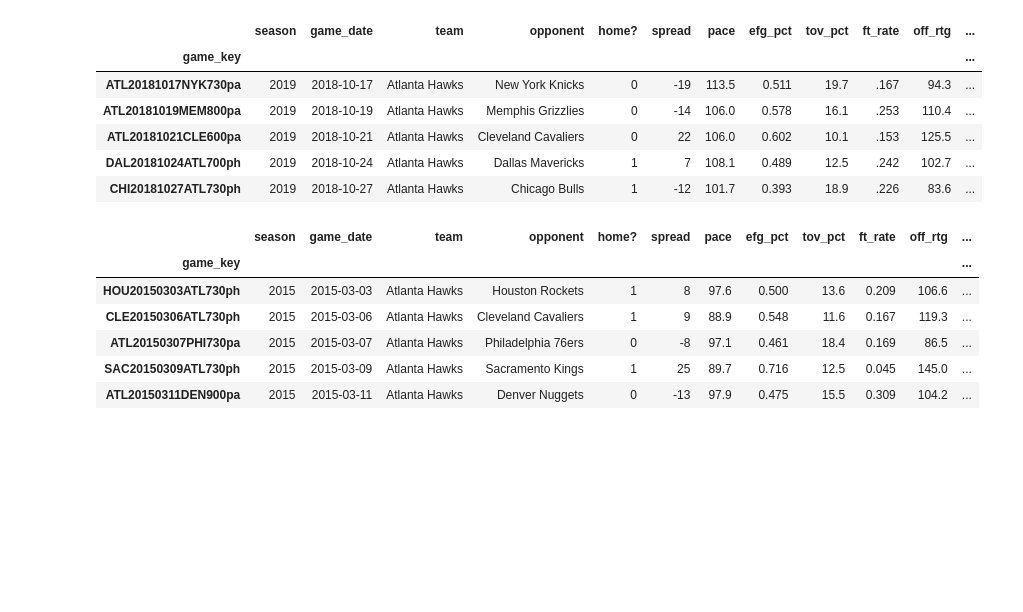
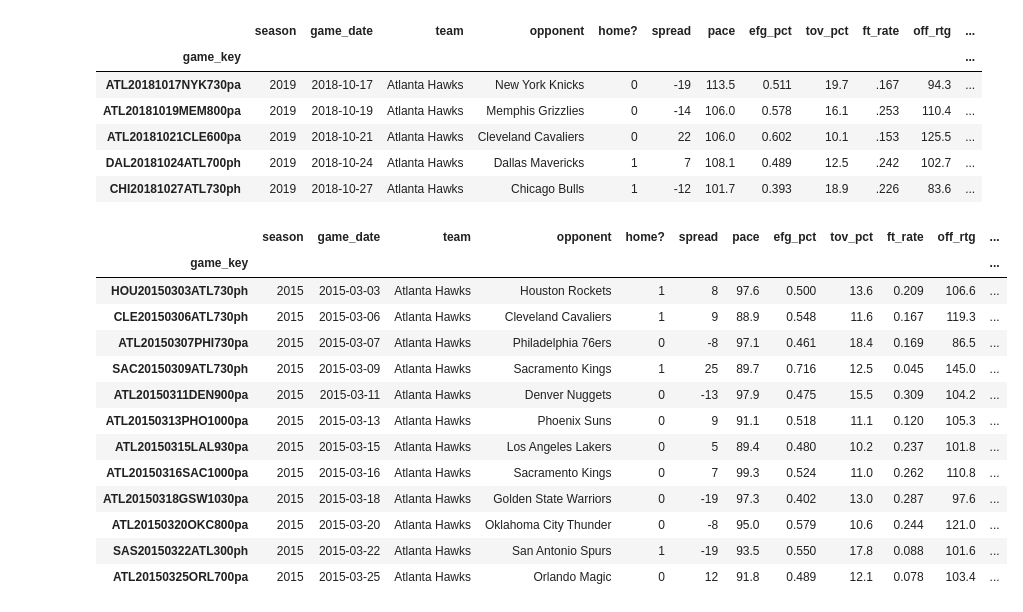
Before and after one commit to cwilbar04/gcp-end-to-end-nba-predictions, a Jupyter notebook: notebooks/model_data_creation_sandbox.ipynb, the cells around one changed output. Drawn from its saved outputs; the diff is of its cells as text; code cells hidden in the pictures; blank space fills up the shorter version.

```diff
--- a/notebooks/model_data_creation_sandbox.ipynb
+++ b/notebooks/model_data_creation_sandbox.ipynb
@@ -570,16 +590,24 @@ for team in games_by_team['team'].unique():
   team_games['incoming_result_streak'] = team_games['streak_counter_result'].shift(fill_value=0)
   for col in wma_columns:
     team_games = create_linear_weighted_moving_average(team_games,col,W)
+    team_games[f'wma_{W}_{col}'] = team_games[f'wma_{W}_{col}'].shift()
   games_by_team_with_streak = pd.concat([games_by_team_with_streak, team_games])
 # %%
 games_by_team = games_by_team_with_streak.copy()
 # %%
-games_by_team.head()
+games_by_team.head(12)
 # %% [output]
 |  | season | game_date | team | opponent | home? | spread | pace | efg_pct | tov_pct | ft_rate | off_rtg | ... |
 | game_key |  |  |  |  |  |  |  |  |  |  |  | ... |
 | HOU20150303ATL730ph | 2015 | 2015-03-03 | Atlanta Hawks | Houston Rockets | 1 | 8 | 97.6 | 0.500 | 13.6 | 0.209 | 106.6 | ... |
 | CLE20150306ATL730ph | 2015 | 2015-03-06 | Atlanta Hawks | Cleveland Cavaliers | 1 | 9 | 88.9 | 0.548 | 11.6 | 0.167 | 119.3 | ... |
 | ATL20150307PHI730pa | 2015 | 2015-03-07 | Atlanta Hawks | Philadelphia 76ers | 0 | -8 | 97.1 | 0.461 | 18.4 | 0.169 | 86.5 | ... |
 | SAC20150309ATL730ph | 2015 | 2015-03-09 | Atlanta Hawks | Sacramento Kings | 1 | 25 | 89.7 | 0.716 | 12.5 | 0.045 | 145.0 | ... |
 | ATL20150311DEN900pa | 2015 | 2015-03-11 | Atlanta Hawks | Denver Nuggets | 0 | -13 | 97.9 | 0.475 | 15.5 | 0.309 | 104.2 | ... |
+| ATL20150313PHO1000pa | 2015 | 2015-03-13 | Atlanta Hawks | Phoenix Suns | 0 | 9 | 91.1 | 0.518 | 11.1 | 0.120 | 105.3 | ... |
+| ATL20150315LAL930pa | 2015 | 2015-03-15 | Atlanta Hawks | Los Angeles Lakers | 0 | 5 | 89.4 | 0.480 | 10.2 | 0.237 | 101.8 | ... |
+| ATL20150316SAC1000pa | 2015 | 2015-03-16 | Atlanta Hawks | Sacramento Kings | 0 | 7 | 99.3 | 0.524 | 11.0 | 0.262 | 110.8 | ... |
+| ATL20150318GSW1030pa | 2015 | 2015-03-18 | Atlanta Hawks | Golden State Warriors | 0 | -19 | 97.3 | 0.402 | 13.0 | 0.287 | 97.6 | ... |
+| ATL20150320OKC800pa | 2015 | 2015-03-20 | Atlanta Hawks | Oklahoma City Thunder | 0 | -8 | 95.0 | 0.579 | 10.6 | 0.244 | 121.0 | ... |
+| SAS20150322ATL300ph | 2015 | 2015-03-22 | Atlanta Hawks | San Antonio Spurs | 1 | -19 | 93.5 | 0.550 | 17.8 | 0.088 | 101.6 | ... |
+| ATL20150325ORL700pa | 2015 | 2015-03-25 | Atlanta Hawks | Orlando Magic | 0 | 12 | 91.8 | 0.489 | 12.1 | 0.078 | 103.4 | ... |
```
Also changed, not shown: parts of 9 cells of this notebook.
